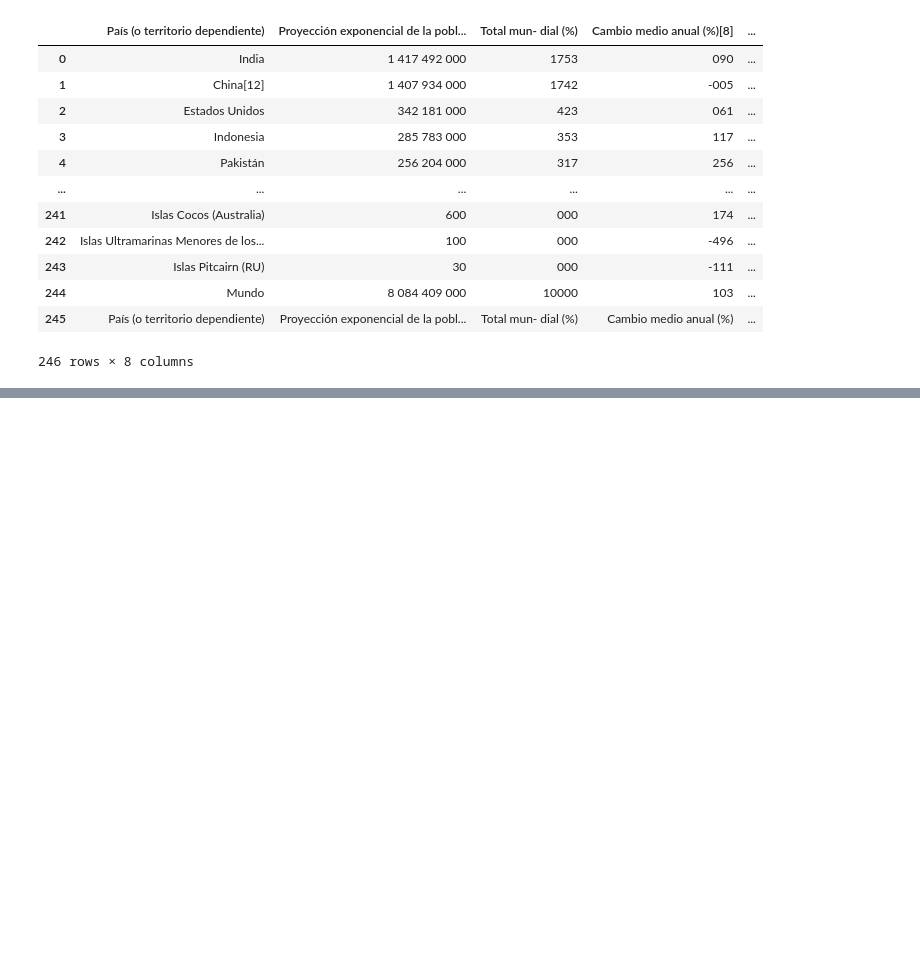
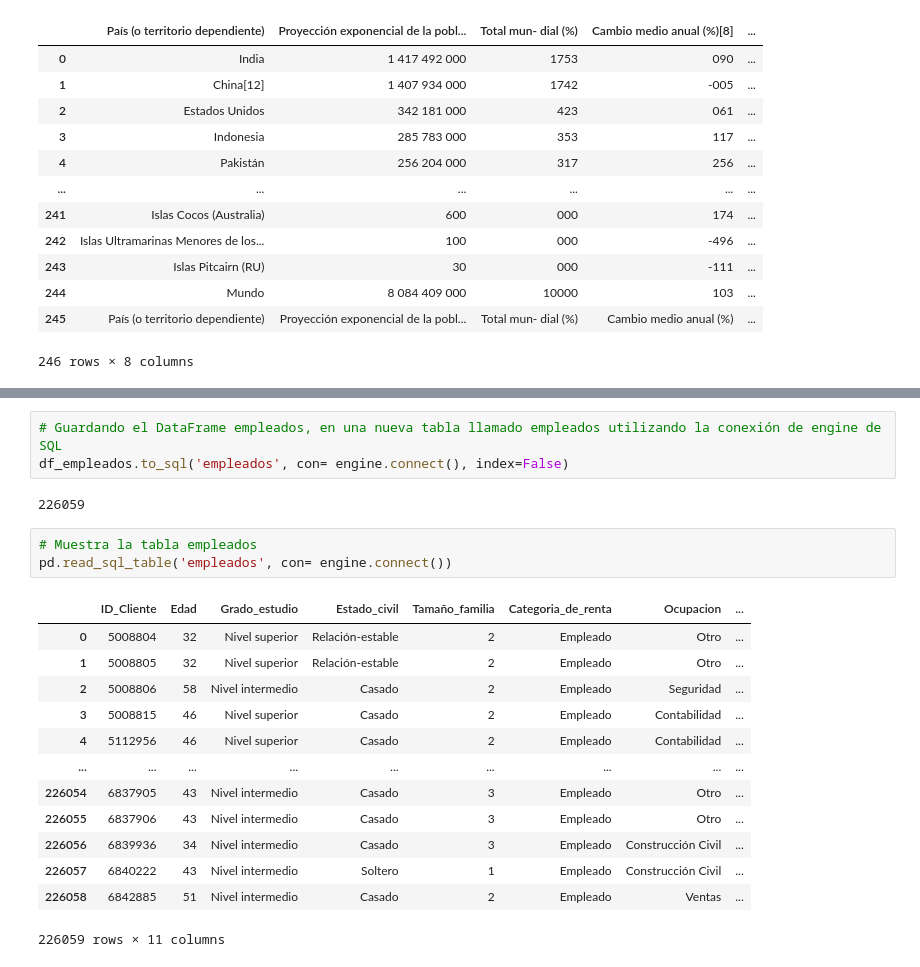
Before and after one commit to DanielRaiicHu/Pandas_Input_Output, a Jupyter notebook: Pandas_Input_Output.ipynb, the cells around one changed output, grey strips where cells are left out. Cells and saved outputs as stored; diff of their text form; blank space fills up the shorter version.

```diff
--- a/Pandas_Input_Output.ipynb
+++ b/Pandas_Input_Output.ipynb
@@ -920,0 +1018,22 @@ pd.read_csv('/content/drive/MyDrive/Pandas_2/archivos_html/poblacion_paises_por_
+# %%
+# Guardando el DataFrame empleados, en una nueva tabla llamado empleados utilizando la conexión de engine de SQL
+df_empleados.to_sql('empleados', con= engine.connect(), index=False)
+# %% [output]
+226059
+# %%
+# Muestra la tabla empleados
+pd.read_sql_table('empleados', con= engine.connect())
+# %% [output]
+|  | ID_Cliente | Edad | Grado_estudio | Estado_civil | Tamaño_familia | Categoria_de_renta | Ocupacion | ... |
+| 0 | 5008804 | 32 | Nivel superior | Relación-estable | 2 | Empleado | Otro | ... |
+| 1 | 5008805 | 32 | Nivel superior | Relación-estable | 2 | Empleado | Otro | ... |
+| 2 | 5008806 | 58 | Nivel intermedio | Casado | 2 | Empleado | Seguridad | ... |
+| 3 | 5008815 | 46 | Nivel superior | Casado | 2 | Empleado | Contabilidad | ... |
+| 4 | 5112956 | 46 | Nivel superior | Casado | 2 | Empleado | Contabilidad | ... |
+| ... | ... | ... | ... | ... | ... | ... | ... | ... |
+| 226054 | 6837905 | 43 | Nivel intermedio | Casado | 3 | Empleado | Otro | ... |
+| 226055 | 6837906 | 43 | Nivel intermedio | Casado | 3 | Empleado | Otro | ... |
+| 226056 | 6839936 | 34 | Nivel intermedio | Casado | 3 | Empleado | Construcción Civil | ... |
+| 226057 | 6840222 | 43 | Nivel intermedio | Soltero | 1 | Empleado | Construcción Civil | ... |
+| 226058 | 6842885 | 51 | Nivel intermedio | Casado | 2 | Empleado | Ventas | ... |
+226059 rows × 11 columns
```
Also changed, not shown: parts of 38 cells of this notebook.
